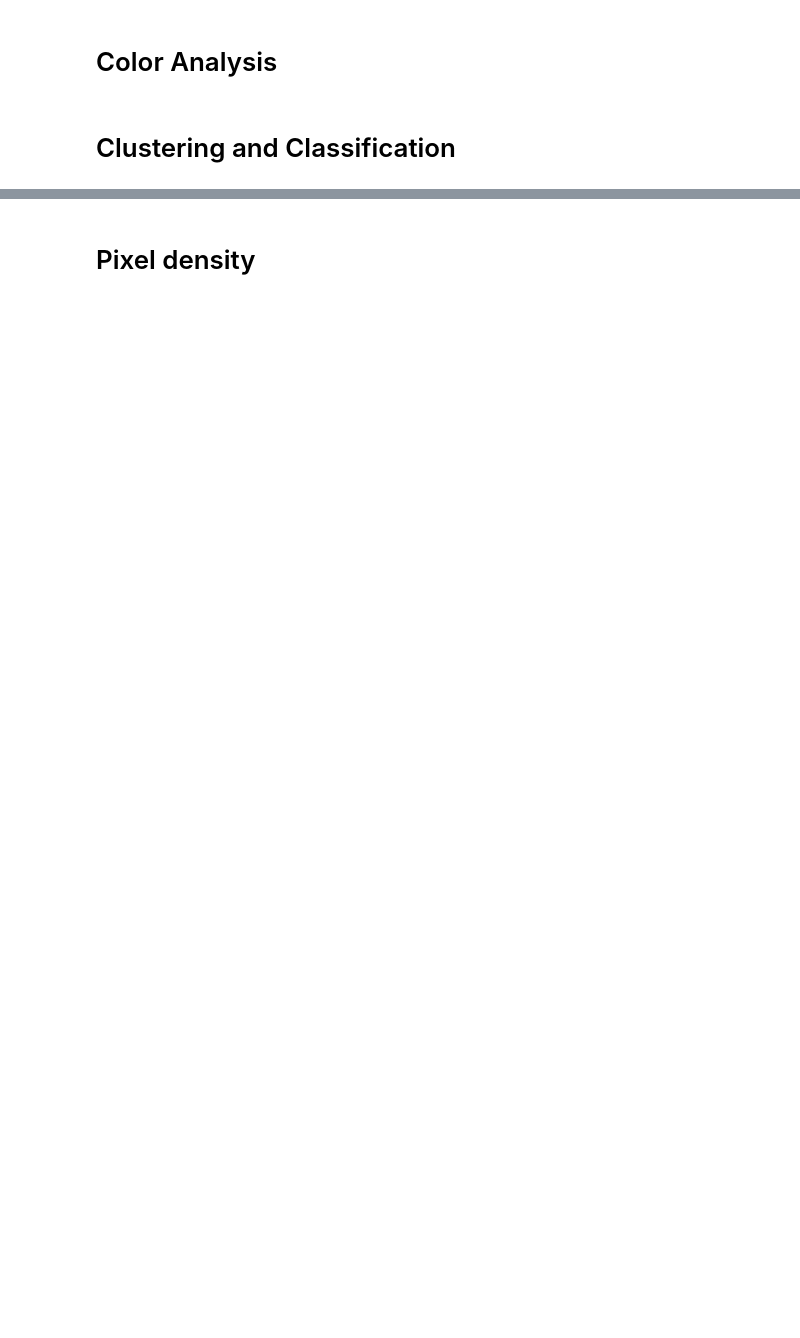
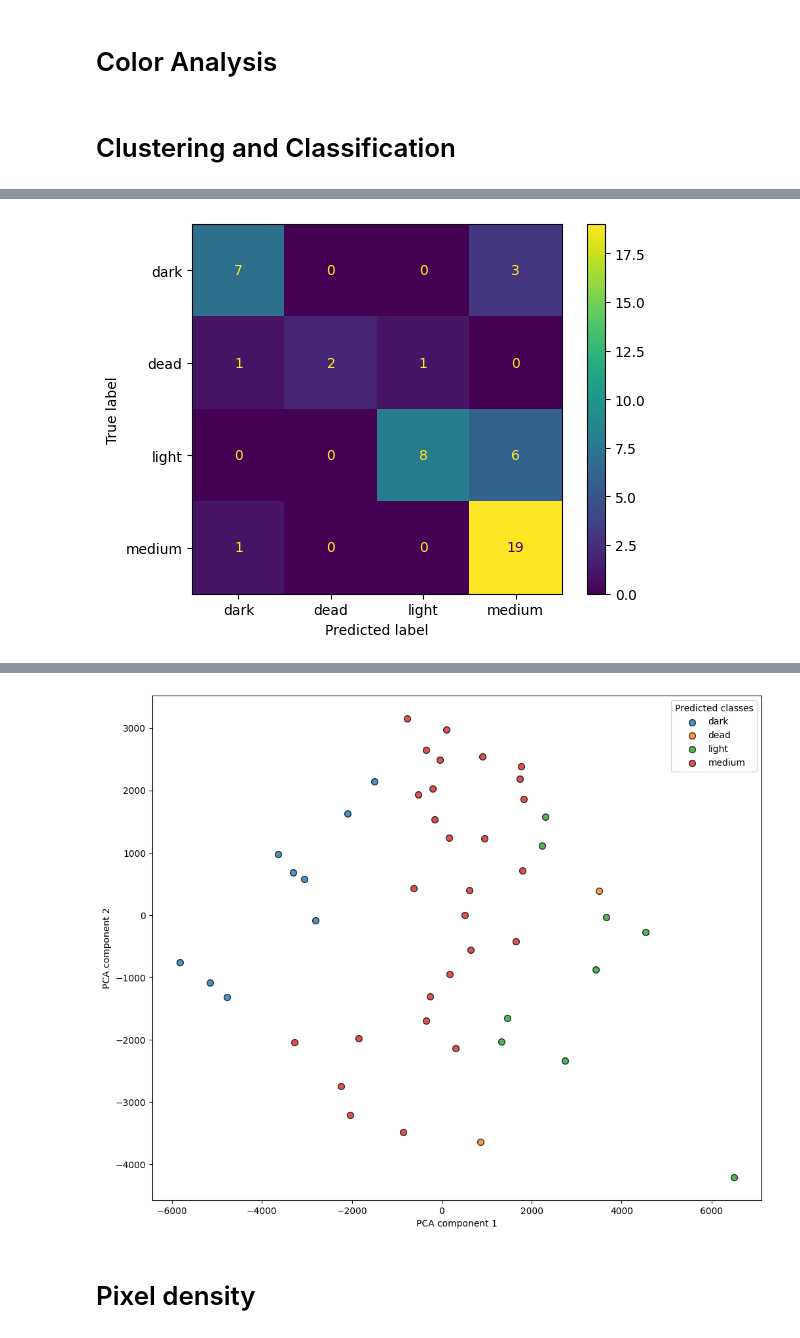
Before and after one commit to juliokscesar/scg-leaf-count, a Jupyter notebook: sandbox.ipynb, the cells around one changed output, grey strips where cells are left out. Drawn from its saved outputs; the diff is of its cells as text; code cells hidden in the pictures; blank space fills up the shorter version.

Commit message:
advancing some sandbox dev. Now able to use KNN to classify leaves and show them

```diff
--- a/sandbox.ipynb
+++ b/sandbox.ipynb
@@ -265,0 +389,71 @@ K Nearest Neighbors:
+# %%
+# Take 'obj_data' and split it to have a 'X' vector including the object crops and 'y' being the classes
+y = []
+X = []
+for (nclass, obj_crop) in obj_data:
+    y.append(nclass)
+
+    # For the X vector, we want to include the object as a 32x32x3=3072 length vector
+    # but we're also including the HSV and Gray cropped object
+    # so the final array to append to our vector must be of size 32x32x(3 + 3 + 1) = 7168
+    hsv = cv2.cvtColor(obj_crop, cv2.COLOR_RGB2HSV)
+    gray = cv2.cvtColor(obj_crop, cv2.COLOR_RGB2GRAY)
+
+    flat_rgb = obj_crop.flatten() # shape 32x32x3 = 3072
+    flat_hsv = hsv.flatten() # shape 32x32x3 = 3072
+    flat_gray = gray.flatten() # shape 32x32x1 = 1024
+
+    final = np.concatenate((flat_rgb, flat_hsv, flat_gray))
+    X.append(final)
+# %%
+# Now we train KNN with our data
+
+from sklearn.neighbors import KNeighborsClassifier
+from sklearn.pipeline import Pipeline
+from sklearn.preprocessing import StandardScaler
+from sklearn.decomposition import PCA
+from sklearn.manifold import TSNE
+from sklearn.model_selection import train_test_split
+from sklearn.metrics import classification_report, confusion_matrix, ConfusionMatrixDisplay
+
+
+
+X_train, X_test, y_train, y_test = train_test_split(X, y, stratify=y, random_state=0)
+
+N_NEIGHBORS = 8
+clf = Pipeline(
+    steps=[
+        ("scaler", StandardScaler()),
+        ("knn", KNeighborsClassifier(n_neighbors=N_NEIGHBORS, weights="distance")),
+    ]
+)
+clf.fit(X_train, y_train)
+
+# Test predictions
+predictions = clf.predict(X_test)
+print(set(y_test) - set(predictions))
+cm = confusion_matrix(y_test, predictions, labels=clf.classes_)
+disp = ConfusionMatrixDisplay(confusion_matrix=cm, display_labels=[class_map[c] for c in class_map])
+print(class_map)
+print(classification_report(y_test, predictions, labels=clf.classes_))
+disp.plot()
+plt.show()
+
+# Visualization KNN
+pca = PCA(n_components=2)
+X_test_pca = pca.fit_transform(X_test)
+
+fig, ax = plt.subplots(figsize=(12,10))
+for cls in np.unique(predictions):
+    ax.scatter(X_test_pca[predictions == cls, 0],
+               X_test_pca[predictions == cls, 1],
+               label=f"{class_map[cls]}",
+               s=50,
+               edgecolor='k',
+               alpha=0.8)
+ax.set(xlabel="PCA component 1", ylabel="PCA component 2")
+ax.legend(title="Predicted classes")
+
+plt.show()
+# %% [output]
+[figure, added]
@@ -265,0 +472 @@ K Nearest Neighbors:
+[figure, added]
```
Also changed, not shown: parts of 28 cells of this notebook.
